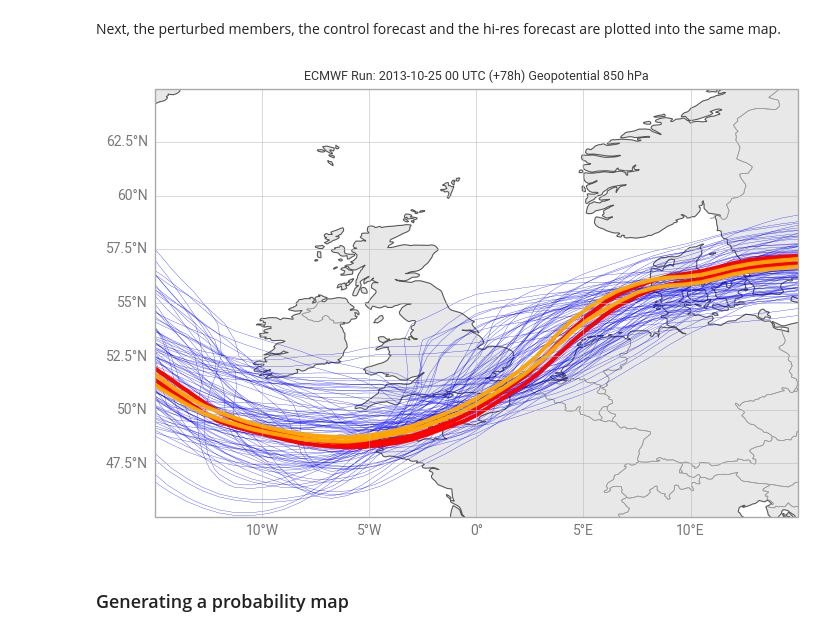
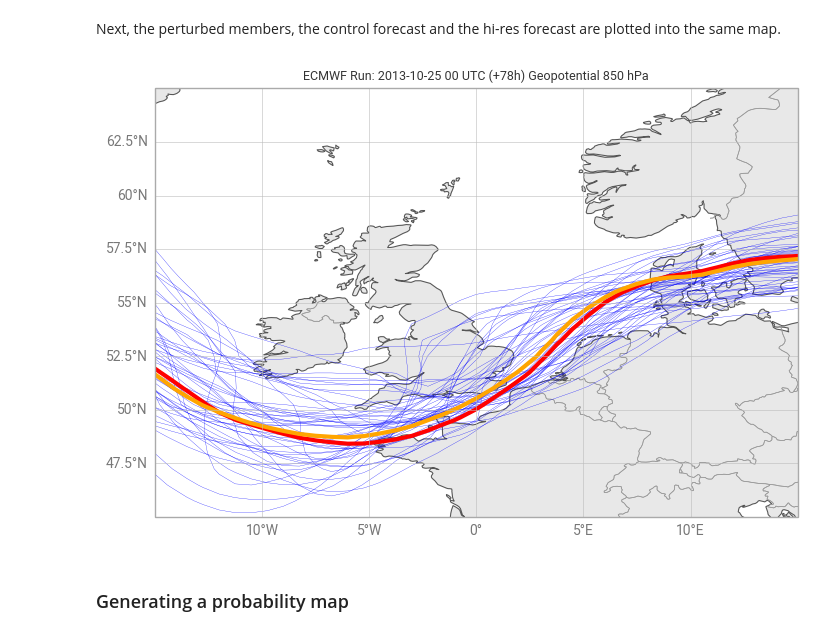
Before and after one commit to ecmwf-training/2025-computing-training-week, a Jupyter notebook: earthkit/ensemble.ipynb, the cells around one changed output. Saved outputs shown, nothing was run; the diff lists cells and outputs as text; code cells hidden in the pictures.

```diff
--- a/earthkit/ensemble.ipynb
+++ b/earthkit/ensemble.ipynb
@@ -202,29 +201,31 @@ Next, the perturbed members, the control forecast and the hi-res forecast are pl
 # %%
 chart = ek.plots.Map(crs=ccrs.PlateCarree(), domain=[-15, 15, 65, 45], size=(7,7))
 
+cont_level = [12500]
+
 # perturbed members
 for f in z_en.sel(dataType="pf"):
-    chart.contour(f, levels=[12500,12600], linewidths=[0.2, 0.2],linecolors="blue", labels=False)
+    chart.contour(f, levels=cont_level, linewidths=[0.2, 0.2],linecolors="blue", labels=False)
 
 # control forecast
-chart.contour(z_en.sel(dataType="cf"), levels=[12500,12600], linewidths=[3, 3],linecolors="red", labels=False)
+chart.contour(z_en.sel(dataType="cf"), levels=cont_level, linewidths=[3, 3],linecolors="red", labels=False)
 
 # hres forecasts
-chart.contour(z_fc, levels=[12500,12600], linewidths=[3, 3],linecolors="orange", labels=False)
+chart.contour(z_fc, levels=cont_level, linewidths=[3, 3],linecolors="orange", labels=False)
 
 chart.land()
 chart.coastlines()
 chart.borders()
 chart.gridlines()
 
 chart.title(
     "ECMWF Run: {base_time:%Y-%m-%d %H} UTC (+{lead_time}h) {variable_name} {level} hPa",
     fontsize=9
 )
 
 chart.show()
 # %% [output]
-[figure, old version]
+[figure, new version]
 # %% [markdown]
 ### Generating a probability map
 # %% [markdown]
```
Also changed, not shown: parts of 4 cells of this notebook.
